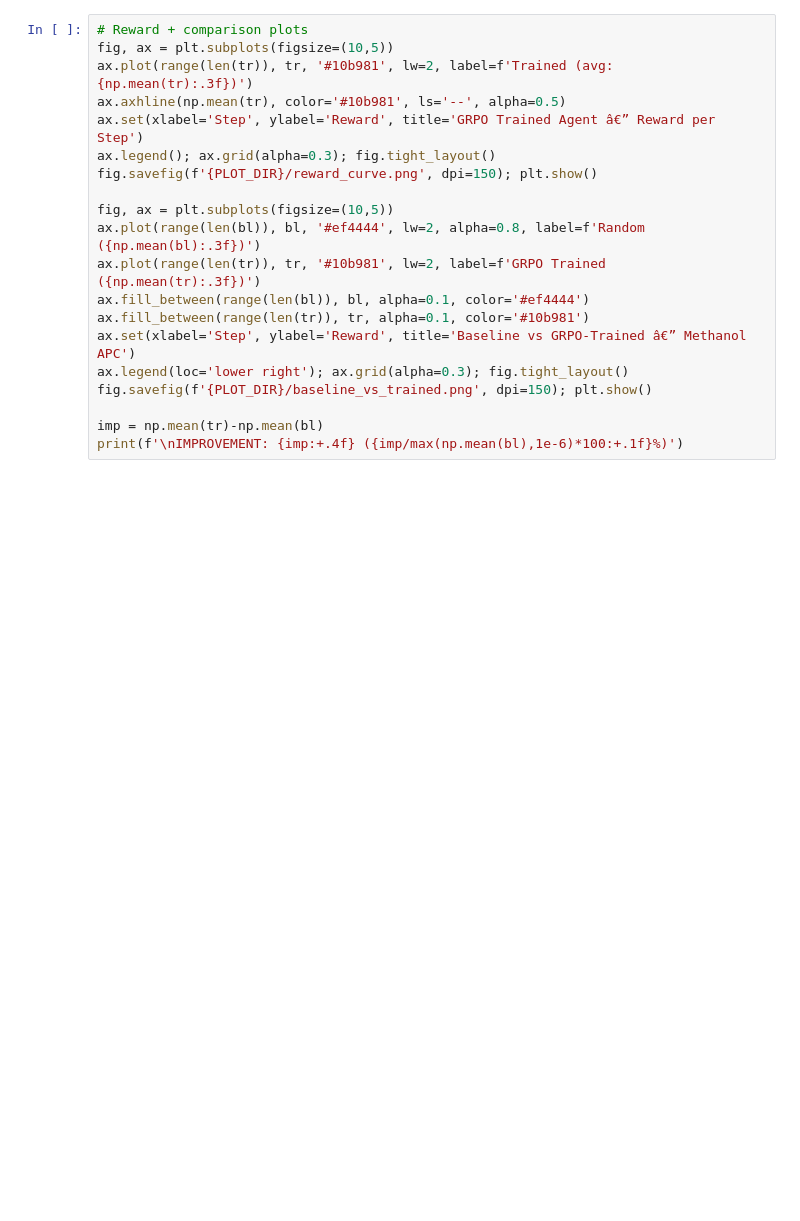
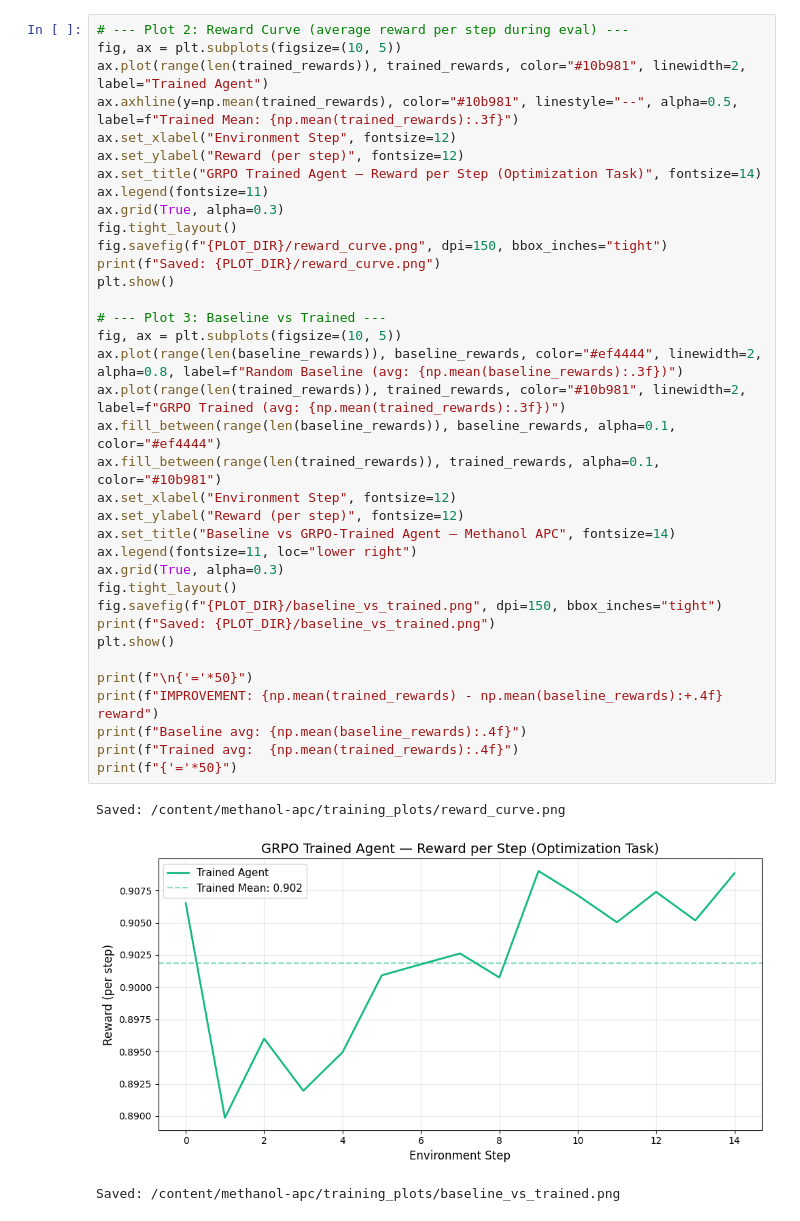
Before and after one commit to Bhavneet1492/openenv-methanol-apc, a Jupyter notebook: training/train_grpo.ipynb, the cells around one changed output. Saved outputs shown, nothing was run; the diff lists cells and outputs as text; blank space fills up the shorter version.

```diff
--- a/training/train_grpo.ipynb
+++ b/training/train_grpo.ipynb
@@ -295,20 +724,40 @@ print(f'Baseline: {np.mean(bl):.4f}, Trained: {np.mean(tr):.4f}, Delta: {np.mean
 # %%
-# Reward + comparison plots
-fig, ax = plt.subplots(figsize=(10,5))
-ax.plot(range(len(tr)), tr, '#10b981', lw=2, label=f'Trained (avg:{np.mean(tr):.3f})')
-ax.axhline(np.mean(tr), color='#10b981', ls='--', alpha=0.5)
-ax.set(xlabel='Step', ylabel='Reward', title='GRPO Trained Agent â€” Reward per Step')
-ax.legend(); ax.grid(alpha=0.3); fig.tight_layout()
-fig.savefig(f'{PLOT_DIR}/reward_curve.png', dpi=150); plt.show()
+# --- Plot 2: Reward Curve (average reward per step during eval) ---
+fig, ax = plt.subplots(figsize=(10, 5))
+ax.plot(range(len(trained_rewards)), trained_rewards, color="#10b981", linewidth=2, label="Trained Agent")
+ax.axhline(y=np.mean(trained_rewards), color="#10b981", linestyle="--", alpha=0.5, label=f"Trained Mean: {np.mean(trained_rewards):.3f}")
+ax.set_xlabel("Environment Step", fontsize=12)
+ax.set_ylabel("Reward (per step)", fontsize=12)
+ax.set_title("GRPO Trained Agent — Reward per Step (Optimization Task)", fontsize=14)
+ax.legend(fontsize=11)
+ax.grid(True, alpha=0.3)
+fig.tight_layout()
+fig.savefig(f"{PLOT_DIR}/reward_curve.png", dpi=150, bbox_inches="tight")
+print(f"Saved: {PLOT_DIR}/reward_curve.png")
+plt.show()
 
-fig, ax = plt.subplots(figsize=(10,5))
-ax.plot(range(len(bl)), bl, '#ef4444', lw=2, alpha=0.8, label=f'Random ({np.mean(bl):.3f})')
-ax.plot(range(len(tr)), tr, '#10b981', lw=2, label=f'GRPO Trained ({np.mean(tr):.3f})')
-ax.fill_between(range(len(bl)), bl, alpha=0.1, color='#ef4444')
-ax.fill_between(range(len(tr)), tr, alpha=0.1, color='#10b981')
-ax.set(xlabel='Step', ylabel='Reward', title='Baseline vs GRPO-Trained â€” Methanol APC')
-ax.legend(loc='lower right'); ax.grid(alpha=0.3); fig.tight_layout()
-fig.savefig(f'{PLOT_DIR}/baseline_vs_trained.png', dpi=150); plt.show()
+# --- Plot 3: Baseline vs Trained ---
+fig, ax = plt.subplots(figsize=(10, 5))
+ax.plot(range(len(baseline_rewards)), baseline_rewards, color="#ef4444", linewidth=2, alpha=0.8, label=f"Random Baseline (avg: {np.mean(baseline_rewards):.3f})")
+ax.plot(range(len(trained_rewards)), trained_rewards, color="#10b981", linewidth=2, label=f"GRPO Trained (avg: {np.mean(trained_rewards):.3f})")
+ax.fill_between(range(len(baseline_rewards)), baseline_rewards, alpha=0.1, color="#ef4444")
+ax.fill_between(range(len(trained_rewards)), trained_rewards, alpha=0.1, color="#10b981")
+ax.set_xlabel("Environment Step", fontsize=12)
+ax.set_ylabel("Reward (per step)", fontsize=12)
+ax.set_title("Baseline vs GRPO-Trained Agent — Methanol APC", fontsize=14)
+ax.legend(fontsize=11, loc="lower right")
+ax.grid(True, alpha=0.3)
+fig.tight_layout()
+fig.savefig(f"{PLOT_DIR}/baseline_vs_trained.png", dpi=150, bbox_inches="tight")
+print(f"Saved: {PLOT_DIR}/baseline_vs_trained.png")
+plt.show()
 
-imp = np.mean(tr)-np.mean(bl)
-print(f'\nIMPROVEMENT: {imp:+.4f} ({imp/max(np.mean(bl),1e-6)*100:+.1f}%)')
+print(f"\n{'='*50}")
+print(f"IMPROVEMENT: {np.mean(trained_rewards) - np.mean(baseline_rewards):+.4f} reward")
+print(f"Baseline avg: {np.mean(baseline_rewards):.4f}")
+print(f"Trained avg:  {np.mean(trained_rewards):.4f}")
+print(f"{'='*50}")
+# %% [output]
+Saved: /content/methanol-apc/training_plots/reward_curve.png
+[figure, added]
+Saved: /content/methanol-apc/training_plots/baseline_vs_trained.png
```
Also changed, not shown: parts of 22 cells of this notebook, 13 other files.
